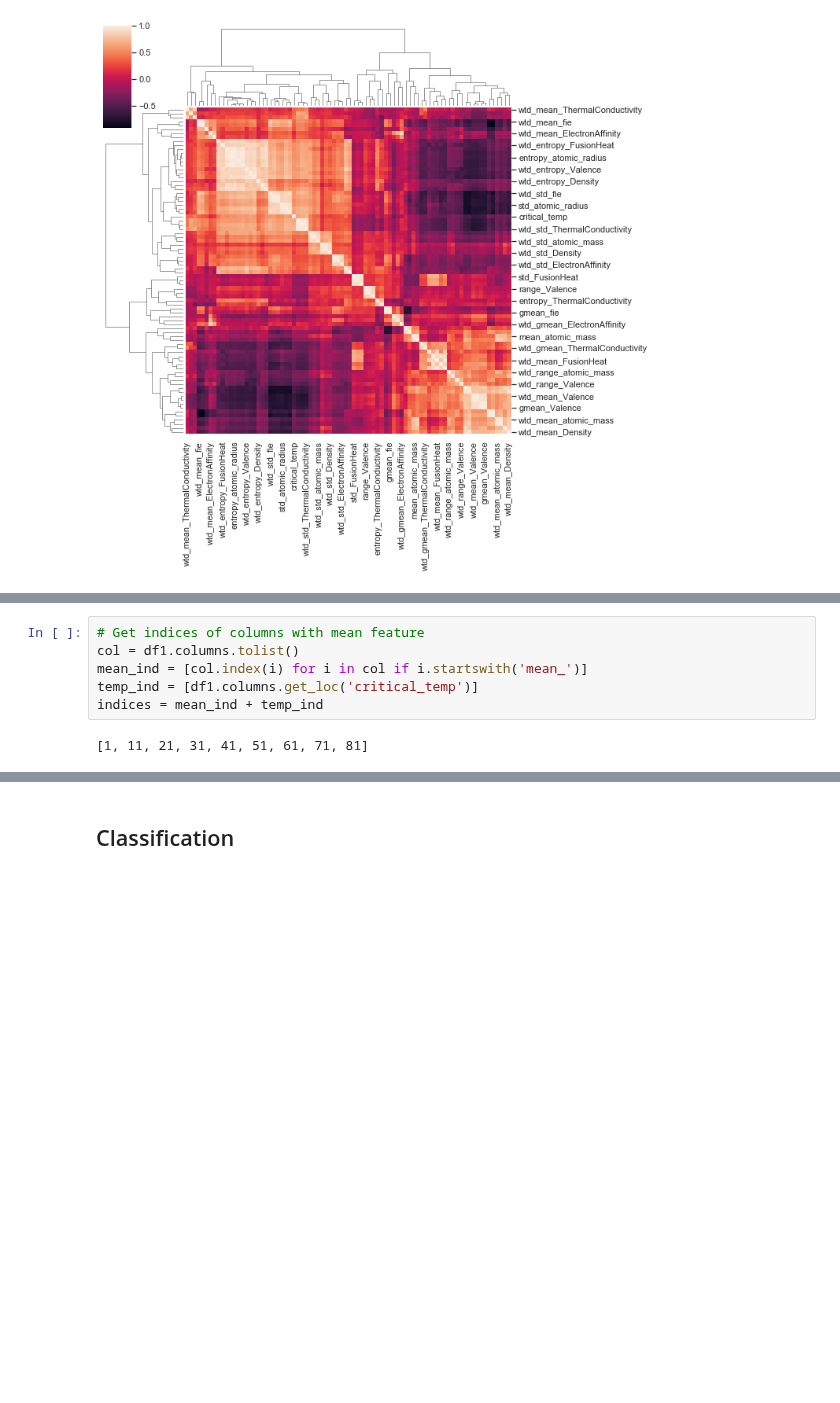
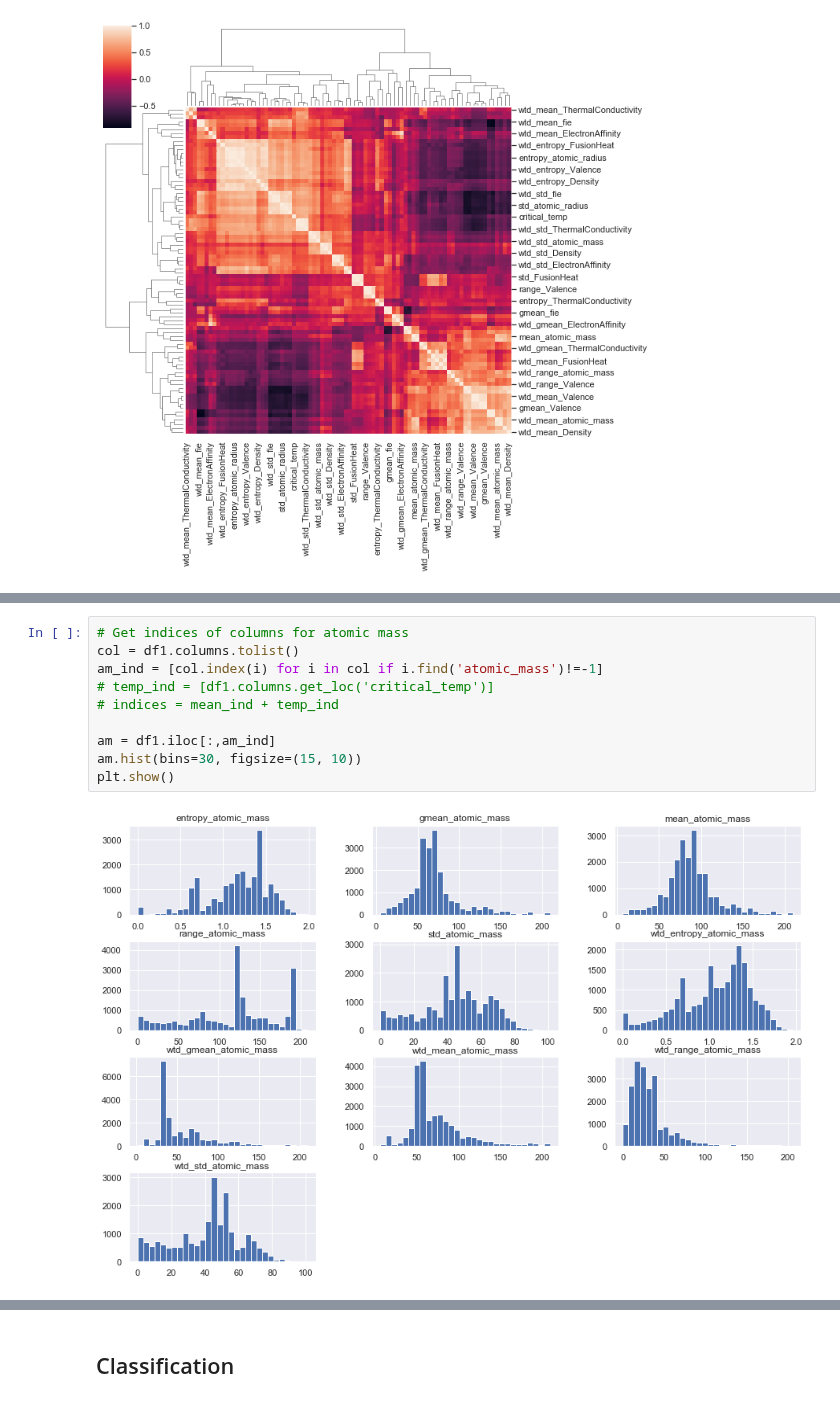
Before and after one commit to christinalchang/ucdavis-sta160, a Jupyter notebook: superconductivity_notebook.ipynb, the cells around one changed output, grey strips where cells are left out. Drawn from its saved outputs; the diff is of its cells as text; blank space fills up the shorter version.

```diff
--- a/superconductivity_notebook.ipynb
+++ b/superconductivity_notebook.ipynb
@@ -124,8 +150,12 @@ plt.show()
 # %%
-# Get indices of columns with mean feature
+# Get indices of columns for atomic mass
 col = df1.columns.tolist()
-mean_ind = [col.index(i) for i in col if i.startswith('mean_')]
-temp_ind = [df1.columns.get_loc('critical_temp')]
-indices = mean_ind + temp_ind
+am_ind = [col.index(i) for i in col if i.find('atomic_mass')!=-1]
+# temp_ind = [df1.columns.get_loc('critical_temp')]
+# indices = mean_ind + temp_ind
+
+am = df1.iloc[:,am_ind]
+am.hist(bins=30, figsize=(15, 10))
+plt.show()
 # %% [output]
-[1, 11, 21, 31, 41, 51, 61, 71, 81]
+[figure, added]
```
Also changed, not shown: parts of 7 cells of this notebook.
